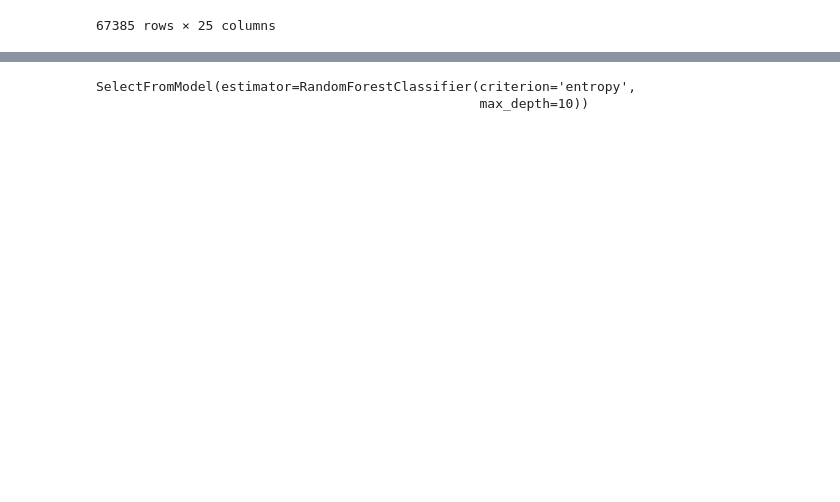
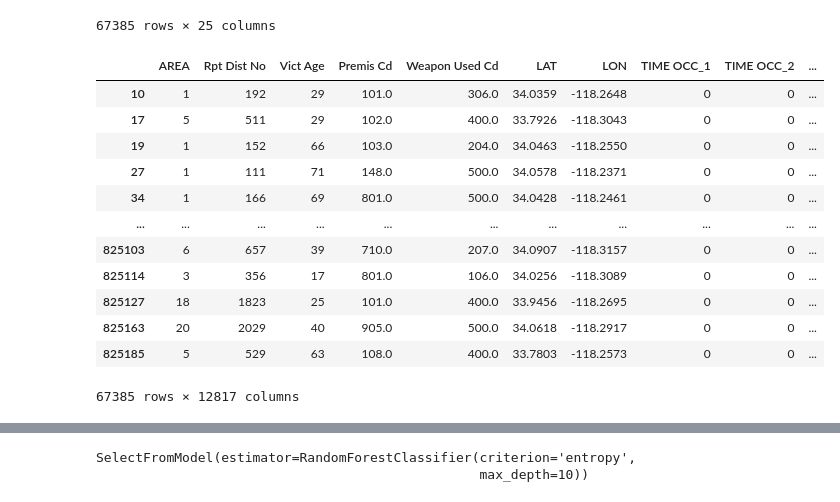
Before and after one commit to zaccmeyer/2020Crime, a Jupyter notebook: Jeddy_stuff.ipynb, the cells around one changed output, grey strips where cells are left out. Saved outputs shown, nothing was run; the diff lists cells and outputs as text; code cells hidden in the pictures; blank space fills up the shorter version.

```diff
--- a/Jeddy_stuff.ipynb
+++ b/Jeddy_stuff.ipynb
@@ -89,3 +94,49 @@ crime_data
 | 825163 | 232004024 | 01/01/2023 12:00:00 AM | 01/01/2023 12:00:00 AM | 1130 | 20 | Olympic | 2029 | 1 | 230 | ... |
 | 825185 | 230509679 | 06/07/2023 12:00:00 AM | 06/07/2023 12:00:00 AM | 2045 | 5 | Harbor | 529 | 2 | 624 | ... |
 67385 rows × 25 columns
+# %%
+
+df = pd.get_dummies(crime_data, columns = ['TIME OCC', 'LOCATION', 'Cross Street', 'Vict Sex',])
+df['DATE OCC'] = pd.to_datetime(df['DATE OCC'], format='%m/%d/%Y %I:%M:%S %p')
+# %%
+df['year'] = df['DATE OCC'].dt.year
+df['month'] = df['DATE OCC'].dt.month
+df['day'] = df['DATE OCC'].dt.day
+df['hour'] = df['DATE OCC'].dt.hour
+df['day_of_week'] = df['DATE OCC'].dt.dayofweek
+columns_to_drop = []
+
+for i in df.columns:
+    if df[i].dtype!='float64' and df[i].dtype!= 'uint8' and df[i].dtype != 'int64':
+        columns_to_drop.append(i)
+    if re.search('Crm Cd*', i):
+        columns_to_drop.append(i)
+# columns_to_drop.append('Crm Cd 1')
+# columns_to_drop.append('Crm Cd 2')
+# columns_to_drop.append('Crm Cd 3')
+# columns_to_drop.append('Crm Cd 4')
+columns_to_drop.append('DR_NO')
+columns_to_drop.append('Part 1-2')
+
+columns_to_drop
+#print(df['LAT'].dtype)
+#print(df['TIME OCC_5'].dtype)
+
+new_df = df.drop(columns = columns_to_drop)
+new_df
+
+# columns_to_drop
+# %% [output]
+|  | AREA | Rpt Dist No | Vict Age | Premis Cd | Weapon Used Cd | LAT | LON | TIME OCC_1 | TIME OCC_2 | ... |
+| 10 | 1 | 192 | 29 | 101.0 | 306.0 | 34.0359 | -118.2648 | 0 | 0 | ... |
+| 17 | 5 | 511 | 29 | 102.0 | 400.0 | 33.7926 | -118.3043 | 0 | 0 | ... |
+| 19 | 1 | 152 | 66 | 103.0 | 204.0 | 34.0463 | -118.2550 | 0 | 0 | ... |
+| 27 | 1 | 111 | 71 | 148.0 | 500.0 | 34.0578 | -118.2371 | 0 | 0 | ... |
+| 34 | 1 | 166 | 69 | 801.0 | 500.0 | 34.0428 | -118.2461 | 0 | 0 | ... |
+| ... | ... | ... | ... | ... | ... | ... | ... | ... | ... | ... |
+| 825103 | 6 | 657 | 39 | 710.0 | 207.0 | 34.0907 | -118.3157 | 0 | 0 | ... |
+| 825114 | 3 | 356 | 17 | 801.0 | 106.0 | 34.0256 | -118.3089 | 0 | 0 | ... |
+| 825127 | 18 | 1823 | 25 | 101.0 | 400.0 | 33.9456 | -118.2695 | 0 | 0 | ... |
+| 825163 | 20 | 2029 | 40 | 905.0 | 500.0 | 34.0618 | -118.2917 | 0 | 0 | ... |
+| 825185 | 5 | 529 | 63 | 108.0 | 400.0 | 33.7803 | -118.2573 | 0 | 0 | ... |
+67385 rows × 12817 columns
```
Also changed, not shown: parts of 13 cells of this notebook.
